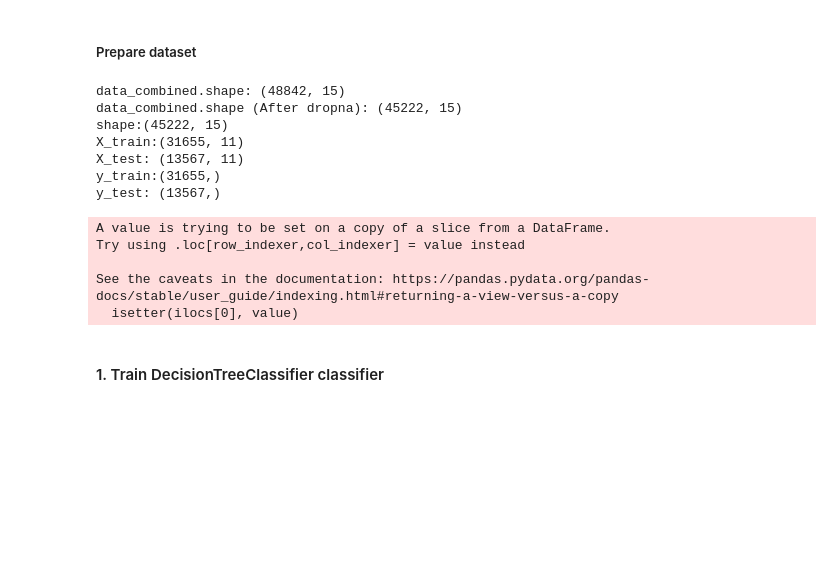
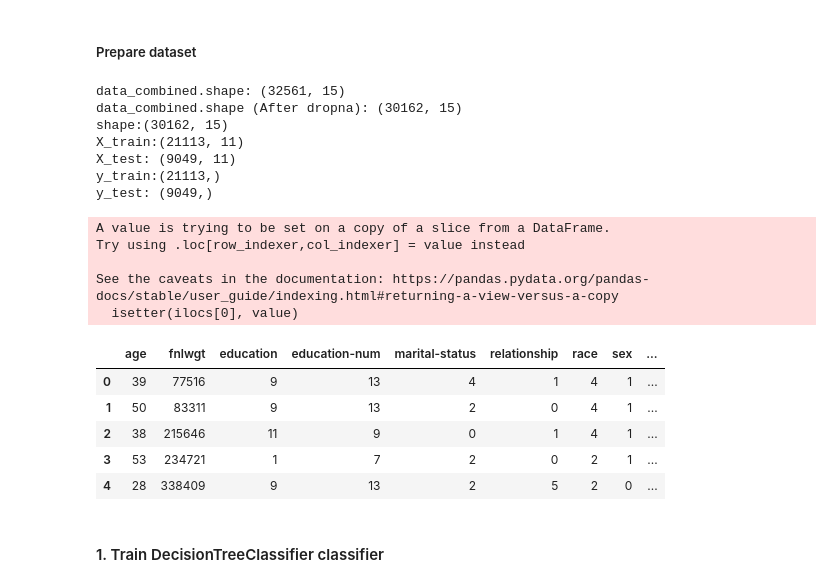
Before and after one commit to habtamu/adversarial-robustness-toolbox, a Jupyter notebook: notebooks/Exp-2_train_adult_DecisionTree_SageMaker_v3.ipynb, the cells around one changed output. Drawn from its saved outputs; the diff is of its cells as text; code cells hidden in the pictures; blank space fills up the shorter version.

```diff
--- a/notebooks/Exp-2_train_adult_DecisionTree_SageMaker_v3.ipynb
+++ b/notebooks/Exp-2_train_adult_DecisionTree_SageMaker_v3.ipynb
@@ -533,13 +533,13 @@ from sklearn.model_selection import train_test_split
 ## read the data
 data = pd.read_csv("https://archive.ics.uci.edu/ml/machine-learning-databases/adult/adult.data", header = None, na_values=' ?')
 ## read test data
-data_test = pd.read_csv("https://archive.ics.uci.edu/ml/machine-learning-databases/adult/adult.test", header = None, skiprows=1, na_values=' ?')
+
+###data_test = pd.read_csv("https://archive.ics.uci.edu/ml/machine-learning-databases/adult/adult.test", header = None, skiprows=1, na_values=' ?')
 
 ## set column names
 data.columns = ['age', 'workclass','fnlwgt', 'education', 'education-num', 'marital-status', 'occupation', 'relationship', 'race',
 'sex', 'capital-gain', 'capital-loss', 'hours-per-week', 'native-country', 'IncomeGroup']
-data_test.columns = ['age', 'workclass','fnlwgt', 'education', 'education-num', 'marital-status', 'occupation', 'relationship', 'race',
-'sex', 'capital-gain', 'capital-loss', 'hours-per-week', 'native-country', 'IncomeGroup']
+###data_test.columns = ['age', 'workclass','fnlwgt', 'education', 'education-num', 'marital-status', 'occupation', 'relationship', 'race', 'sex', 'capital-gain', 'capital-loss', 'hours-per-week', 'native-country', 'IncomeGroup']
 
 # preprocess
 
@@ -547,12 +547,13 @@ d = {' <=50K': 0,
      ' >50K': 1}
 data['IncomeGroup'] = data['IncomeGroup'].map(d)
 
-t = {' <=50K.': 0,
-     ' >50K.': 1}
-data_test['IncomeGroup'] = data_test['IncomeGroup'].map(t)
+# t = {' <=50K.': 0,
+#      ' >50K.': 1}
+# data_test['IncomeGroup'] = data_test['IncomeGroup'].map(t)
 
 # Combine the two datasets to convert the categorical values to binary indicators
-data_combined = pd.concat([data, data_test])
+#data_combined = pd.concat([data, data_test])
+data_combined = pd.concat([data])
 c = {0 : ' <=50K',
      1 : ' >50K'}
 data_combined['IncomeGroup'] = data_combined['IncomeGroup'].map(c)
@@ -568,12 +569,12 @@ print(f"shape:{data_combined.shape}")
 le = LabelEncoder()
 
 new_df = data_combined.loc[:, ~data_combined.columns.isin(['workclass','occupation','native-country'])]
-new_df.loc[:,'education'] = le.fit_transform(new_df.loc[:,'education'].values)
-new_df.loc[:,'marital-status'] = le.fit_transform(new_df.loc[:,'marital-status'].values)
-new_df.loc[:,'relationship'] = le.fit_transform(new_df.loc[:,'relationship'].values)
-new_df.loc[:,'race'] = le.fit_transform(new_df.loc[:,'race'].values)
-new_df.loc[:,'sex'] = le.fit_transform(new_df.loc[:,'sex'].values)
-new_df.loc[:,'IncomeGroup'] = le.fit_transform(new_df.loc[:,'IncomeGroup'].values)
+new_df.loc[:,'education'] = le.fit_transform(new_df.loc[:,'education'])
+new_df.loc[:,'marital-status'] = le.fit_transform(new_df.loc[:,'marital-status'])
+new_df.loc[:,'relationship'] = le.fit_transform(new_df.loc[:,'relationship'])
+new_df.loc[:,'race'] = le.fit_transform(new_df.loc[:,'race'])
+new_df.loc[:,'sex'] = le.fit_transform(new_df.loc[:,'sex'])
+new_df.loc[:,'IncomeGroup'] = le.fit_transform(new_df.loc[:,'IncomeGroup'])
 
 X = new_df.drop('IncomeGroup', axis=1).values
 y = new_df['IncomeGroup'].values
@@ -585,18 +586,27 @@ print(f"X_test: {X_test.shape}")
 print(f"y_train:{y_train.shape}")
 print(f"y_test: {y_test.shape}")
 # %% [output]
-data_combined.shape: (48842, 15)
-data_combined.shape (After dropna): (45222, 15)
-shape:(45222, 15)
-X_train:(31655, 11)
-X_test: (13567, 11)
-y_train:(31655,)
-y_test: (13567,)
+data_combined.shape: (32561, 15)
+data_combined.shape (After dropna): (30162, 15)
+shape:(30162, 15)
+X_train:(21113, 11)
+X_test: (9049, 11)
+y_train:(21113,)
+y_test: (9049,)
 A value is trying to be set on a copy of a slice from a DataFrame.
 Try using .loc[row_indexer,col_indexer] = value instead
 
 See the caveats in the documentation: https://pandas.pydata.org/pandas-docs/stable/user_guide/indexing.html#returning-a-view-versus-a-copy
   isetter(ilocs[0], value)
+# %%
+new_df.head()
+# %% [output]
+|  | age | fnlwgt | education | education-num | marital-status | relationship | race | sex | ... |
+| 0 | 39 | 77516 | 9 | 13 | 4 | 1 | 4 | 1 | ... |
+| 1 | 50 | 83311 | 9 | 13 | 2 | 0 | 4 | 1 | ... |
+| 2 | 38 | 215646 | 11 | 9 | 0 | 1 | 4 | 1 | ... |
+| 3 | 53 | 234721 | 1 | 7 | 2 | 0 | 2 | 1 | ... |
+| 4 | 28 | 338409 | 9 | 13 | 2 | 5 | 2 | 0 | ... |
 # %% [markdown]
 #### 1. Train DecisionTreeClassifier classifier
 # %%
```
Also changed, not shown: parts of 1 cell of this notebook, 2 other files.
